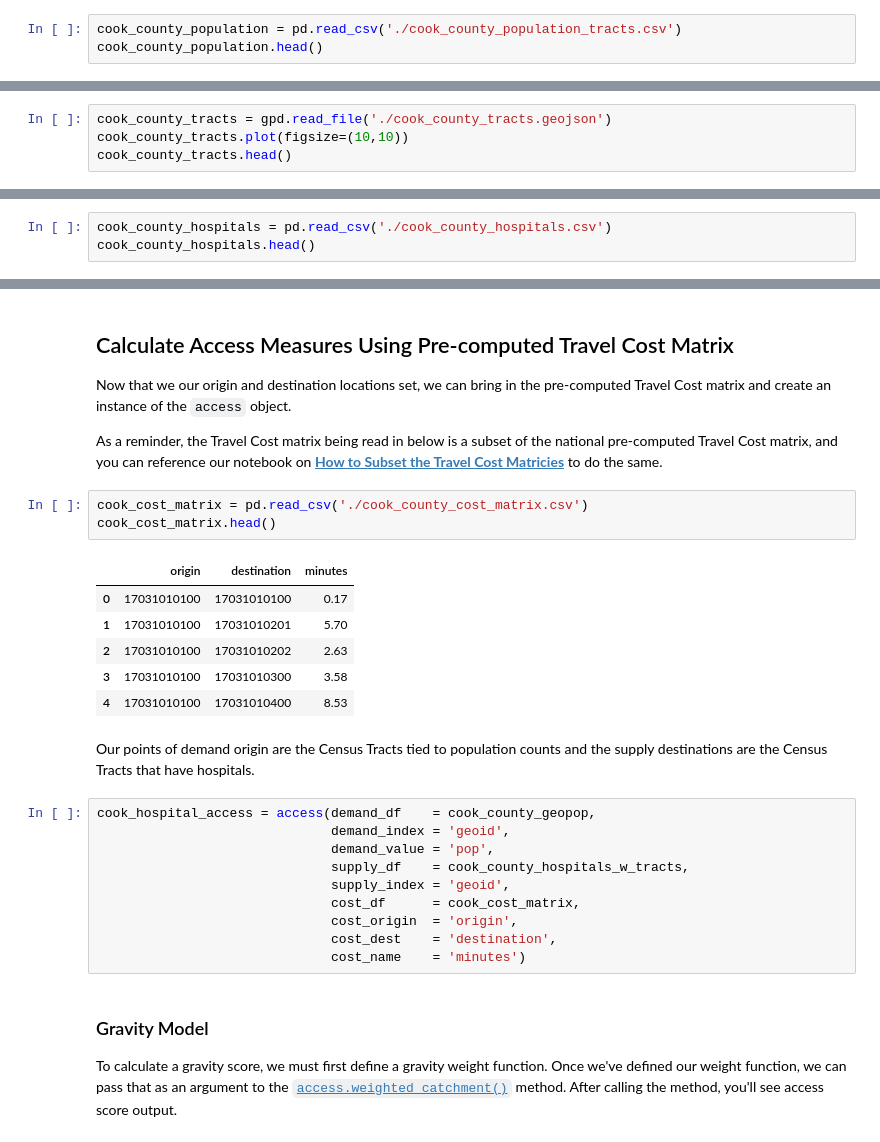
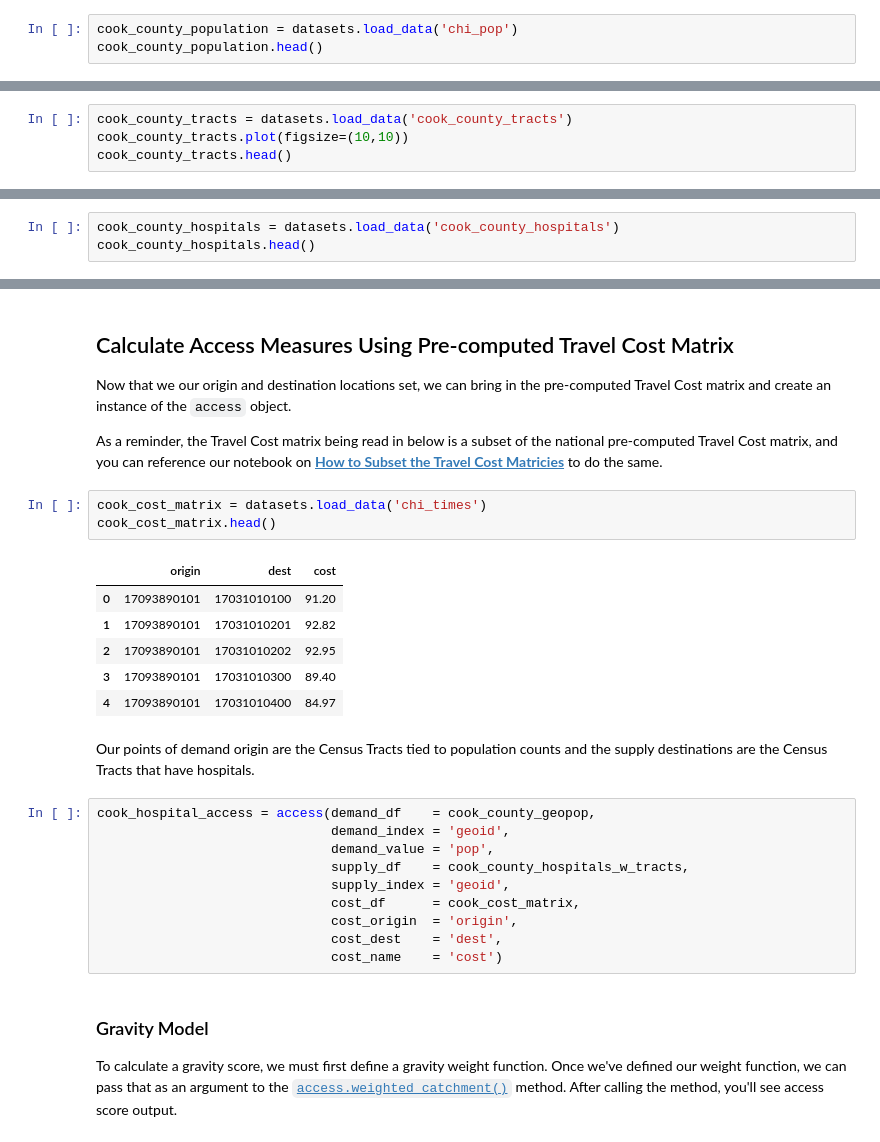
Before and after one commit to pysal/access, a Jupyter notebook: notebooks/How to Use access to Compute Access Scores to Resources Given XY Coordinates Joined to Census Tracts.ipynb, the cells around one changed output, grey strips where cells are left out. Drawn from its saved outputs; the diff is of its cells as text.

```diff
--- a/notebooks/How to Use access to Compute Access Scores to Resources Given XY Coordinates Joined to Census Tracts.ipynb
+++ b/notebooks/How to Use access to Compute Access Scores to Resources Given XY Coordinates Joined to Census Tracts.ipynb
@@ -25,7 +25,7 @@ To complete this first step, we'll need two files:
 
 First, we'll load a dataset containing population counts for Cook County at the Census Tract level.
 # %%
-cook_county_population = pd.read_csv('./cook_county_population_tracts.csv')
+cook_county_population = datasets.load_data('chi_pop')
 cook_county_population.head()
 # %% [output]
 |  | geoid | pop |
@@ -37,7 +37,7 @@ cook_county_population.head()
 # %% [markdown]
 Next, we'll load in a `.geojson` file of Cook County Census Tracts. ***To see how to produce a `.geojson` file starting from a larger shapefile, see our notebook [How to Subset a Geospatial Shapefile and Convert to .geojson](./How%20to%20Read%2C%20Filter%2C%20and%20Convert%20Shapefiles%20to%20.geojson.ipynb).***
 # %%
-cook_county_tracts = gpd.read_file('./cook_county_tracts.geojson')
+cook_county_tracts = datasets.load_data('cook_county_tracts')
 cook_county_tracts.plot(figsize=(10,10))
 cook_county_tracts.head()
 # %% [output]
@@ -68,7 +68,7 @@ Next up, well load the hospital data which has an XY coordinate pair for each ho
 
 As shown below, the dataset contains X and Y coordinates for the locations of the hospitals.
 # %%
-cook_county_hospitals = pd.read_csv('./cook_county_hospitals.csv')
+cook_county_hospitals = datasets.load_data('cook_county_hospitals')
 cook_county_hospitals.head()
 # %% [output]
 |  | ADDRESS | CFNAME | CFSUBTYPE | CFTYPE | Community | GNISCODE | Jurisdicti | OBJECTID | SOURCE | COORD_X | ... |
@@ -127,15 +127,15 @@ Now that we our origin and destination locations set, we can bring in the pre-co
 
 As a reminder, the Travel Cost matrix being read in below is a subset of the national pre-computed Travel Cost matrix, and you can reference our notebook on [**How to Subset the Travel Cost Matricies**](./How%20to%20Subset%20the%20Travel%20Cost%20Matricies.ipynb) to do the same.
 # %%
-cook_cost_matrix = pd.read_csv('./cook_county_cost_matrix.csv')
+cook_cost_matrix = datasets.load_data('chi_times')
 cook_cost_matrix.head()
 # %% [output]
-|  | origin | destination | minutes |
-| 0 | 17031010100 | 17031010100 | 0.17 |
-| 1 | 17031010100 | 17031010201 | 5.70 |
-| 2 | 17031010100 | 17031010202 | 2.63 |
-| 3 | 17031010100 | 17031010300 | 3.58 |
-| 4 | 17031010100 | 17031010400 | 8.53 |
+|  | origin | dest | cost |
+| 0 | 17093890101 | 17031010100 | 91.20 |
+| 1 | 17093890101 | 17031010201 | 92.82 |
+| 2 | 17093890101 | 17031010202 | 92.95 |
+| 3 | 17093890101 | 17031010300 | 89.40 |
+| 4 | 17093890101 | 17031010400 | 84.97 |
 # %% [markdown]
 Our points of demand origin are the Census Tracts tied to population counts and the supply destinations are the Census Tracts that have hospitals.
 # %%
@@ -146,8 +146,8 @@ cook_hospital_access = access(demand_df    = cook_county_geopop,
                               supply_index = 'geoid',
                               cost_df      = cook_cost_matrix,
                               cost_origin  = 'origin',
-                              cost_dest    = 'destination',
-                              cost_name    = 'minutes')
+                              cost_dest    = 'dest',
+                              cost_name    = 'cost')
 # %% [markdown]
 ### Gravity Model
 To calculate a gravity score, we must first define a gravity weight function. Once we've defined our weight function, we can pass that as an argument to the [`access.weighted_catchment()`](https://access.readthedocs.io/en/latest/generated/access.fca.weighted_catchment.html#access.fca.weighted_catchment) method. After calling the method, you'll see access score output.
```
Also changed, not shown: parts of 1 cell of this notebook, 3 other files.
